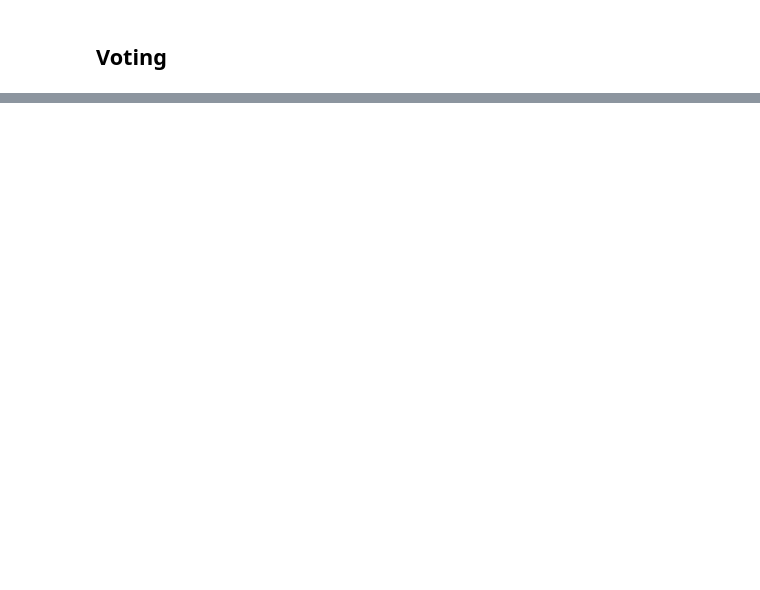
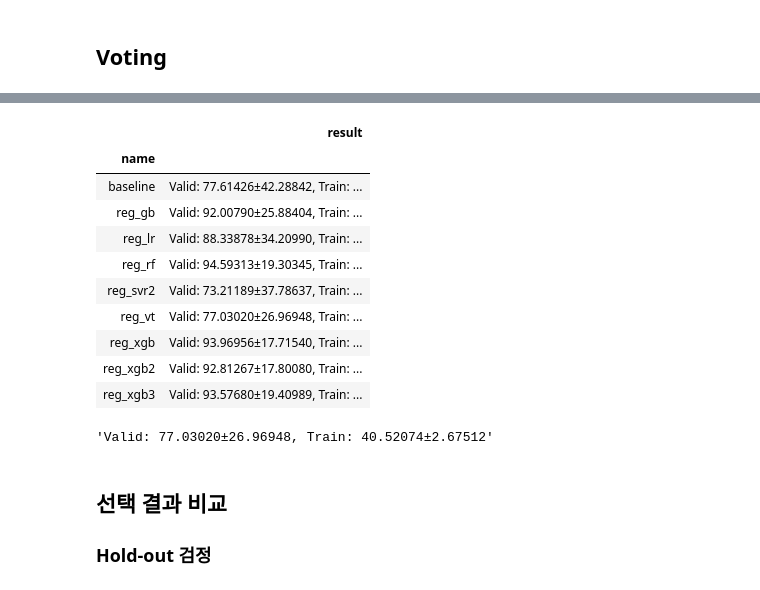
Before and after one commit to sunkusun9/DS_lv3_2605, a Jupyter notebook: sec_ds_lv3_prob3_kaggle.ipynb, the cells around one changed output, grey strips where cells are left out. Drawn from its saved outputs; the diff is of its cells as text; code cells hidden in the pictures; blank space fills up the shorter version.

```diff
--- a/sec_ds_lv3_prob3_kaggle.ipynb
+++ b/sec_ds_lv3_prob3_kaggle.ipynb
@@ -610,0 +718,13 @@ print("자가 채점", mean_absolute_error(s_kaggle_ans, prd))
+# %%
+from sklearn.svm import SVR
+
+ct = ColumnTransformer([
+    ('std', StandardScaler(), ['TotalHour'] + ['lag_{}'.format(i) for i in range(1, 7)]),
+    ('ohe', OneHotEncoder(categories='auto'), ['DayName']),
+    ('pt', 'passthrough', ['AM'])
+])
+reg_svr2 = make_pipeline(
+    ct,
+    SVR(kernel = 'rbf', C = 100, gamma = 0.075) # 보완한 검증법으로 도출한 최적의 파라메터입니다.
+)
+eval_model_ts('reg_svr2', reg_svr2)
@@ -610,0 +880,19 @@ print("자가 채점", mean_absolute_error(s_kaggle_ans, prd))
+# %%
+# GB: Gradient Boosting Tree 를 사용해봅니다.
+
+from sklearn.ensemble import GradientBoostingRegressor
+X_gb = "15분, 30분, 45분, 60분, Hour, AM, DayName, Weekend_yn, Holiday_yn, TotalHour, 생산량, 기온, 풍속, 습도, 강수량, 전기요금(계절), 공장인원, 인건비"
+X_gb = X_gb.split(', ')
+X_pca = ['15분', '30분', '45분', '60분', 'TotalHour']
+cb = ColumnTransformer([
+    ('ohe', OneHotEncoder(categories='auto'), ['DayName']),
+    ('std_pca', make_pipeline(StandardScaler(), PCA(n_components = 2)), X_pca),
+    ('pt', 'passthrough', X_gb),
+])
+reg_gb = make_pipeline(
+    ct, GradientBoostingRegressor(
+        loss = 'huber', max_depth=None,
+        max_leaf_nodes = 127, n_estimators = 300, learning_rate = 0.03, min_samples_leaf=32, random_state = 123
+    )
+)
+eval_model_ts('reg_gb', reg_gb)
@@ -610,0 +934,29 @@ print("자가 채점", mean_absolute_error(s_kaggle_ans, prd))
+# %%
+# 지금까지 만들었던 모델로 Voting 앙상블을 합니다.
+from sklearn.ensemble import VotingRegressor
+reg_vt = VotingRegressor([
+    ('reg_svr2', reg_svr2),
+    #('reg_lr', reg_lr),
+    #('reg_xgb', reg_xgb),
+    #('reg_xgb2', reg_xgb2),
+    #('reg_xgb3', reg_xgb3),
+    ('reg_gb', reg_gb),
+    #('reg_rf', reg_rf)
+])
+eval_model_ts('reg_vt', reg_vt)
+# %% [output]
+|  | result |
+| name |  |
+| baseline | Valid: 77.61426±42.28842, Train: ... |
+| reg_gb | Valid: 92.00790±25.88404, Train: ... |
+| reg_lr | Valid: 88.33878±34.20990, Train: ... |
+| reg_rf | Valid: 94.59313±19.30345, Train: ... |
+| reg_svr2 | Valid: 73.21189±37.78637, Train: ... |
+| reg_vt | Valid: 77.03020±26.96948, Train: ... |
+| reg_xgb | Valid: 93.96956±17.71540, Train: ... |
+| reg_xgb2 | Valid: 92.81267±17.80080, Train: ... |
+| reg_xgb3 | Valid: 93.57680±19.40989, Train: ... |
+'Valid: 77.03020±26.96948, Train: 40.52074±2.67512'
+# %% [markdown]
+## 선택 결과 비교
+### Hold-out 검정
```
Also changed, not shown: parts of 43 cells of this notebook.
